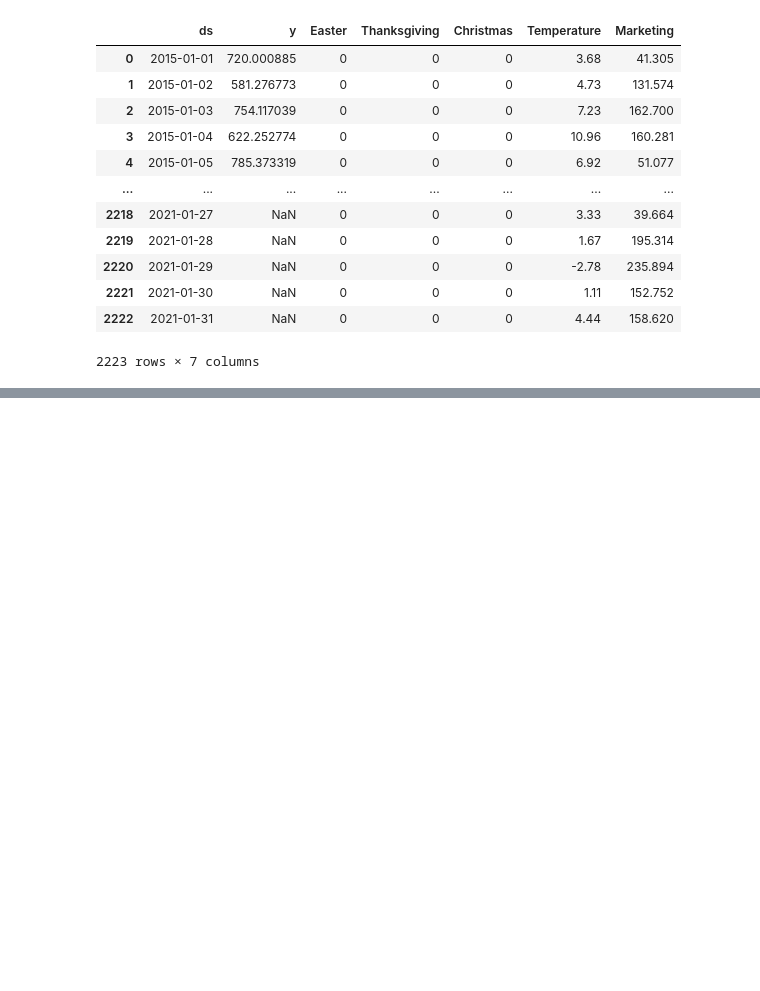
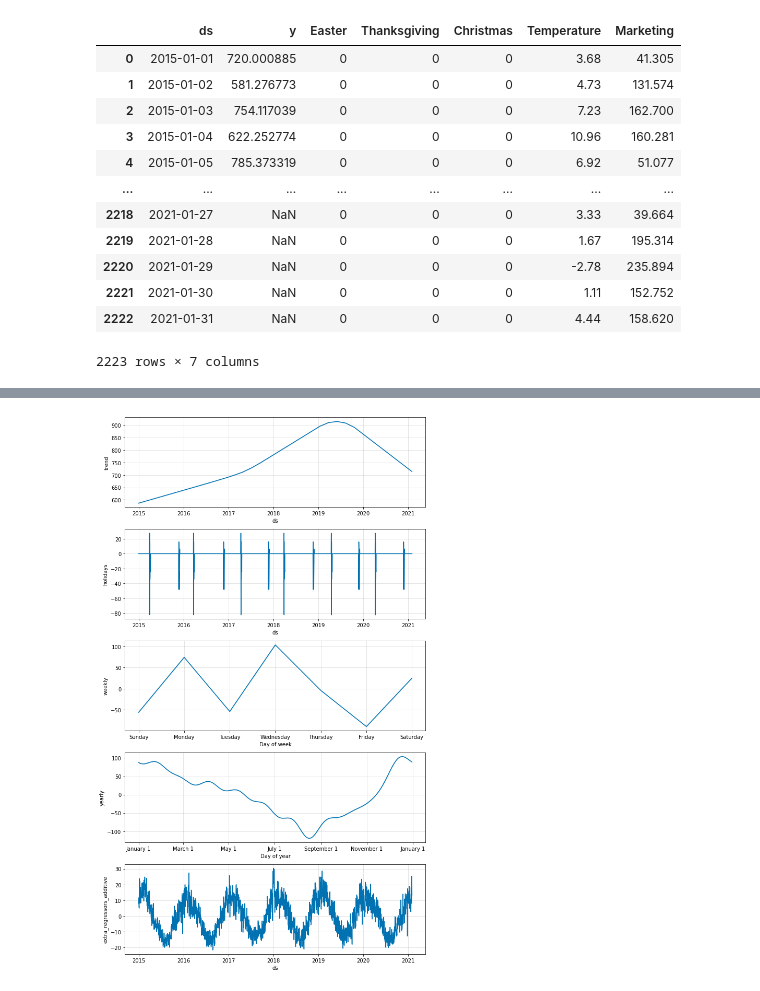
Before and after one commit to ultragorira/AI_and_ML, a Jupyter notebook: TimeSeries/ZTM_TimeSeries/Facebook_Prophet.ipynb, the cells around one changed output, grey strips where cells are left out. Drawn from its saved outputs; the diff is of its cells as text; code cells hidden in the pictures; blank space fills up the shorter version.

Commit message:
Predictions with Prophet

```diff
--- a/TimeSeries/ZTM_TimeSeries/Facebook_Prophet.ipynb
+++ b/TimeSeries/ZTM_TimeSeries/Facebook_Prophet.ipynb
@@ -336,5 +336,5 @@ df_concat = df_concat.drop(columns=["Easter", "Thanksgiving"])
 # %%
 #Split data
 
-training_data = df.iloc[: -31, :]
-future_data = df.iloc[-31 :, :]
+training_data = df_concat.iloc[: -31, :]
+future_data = df_concat.iloc[-31 :, :]
@@ -354,5 +363,5 @@ model.add_regressor("Christmas")
 model.add_regressor("Temperature")
 model.add_regressor("Marketing")
 
-model.fit(df)
+model.fit(training_data)
 # %% [output]
@@ -361,0 +373,6 @@ model.fit(df)
+# %%
+future = model.make_future_dataframe(periods = len(future_data),
+                            freq = "D")
+
+future = pd.concat([future, df_concat.iloc[:, 2: ]], axis=1)
+future.head()
@@ -361,0 +386,3 @@ model.fit(df)
+# %%
+forecast = model.predict(future)
+forecast.tail(31)
@@ -361,0 +408,4 @@ model.fit(df)
+# %%
+model.plot_components(forecast);
+# %% [output]
+[figure, added]
```
Also changed, not shown: parts of 7 cells of this notebook.
